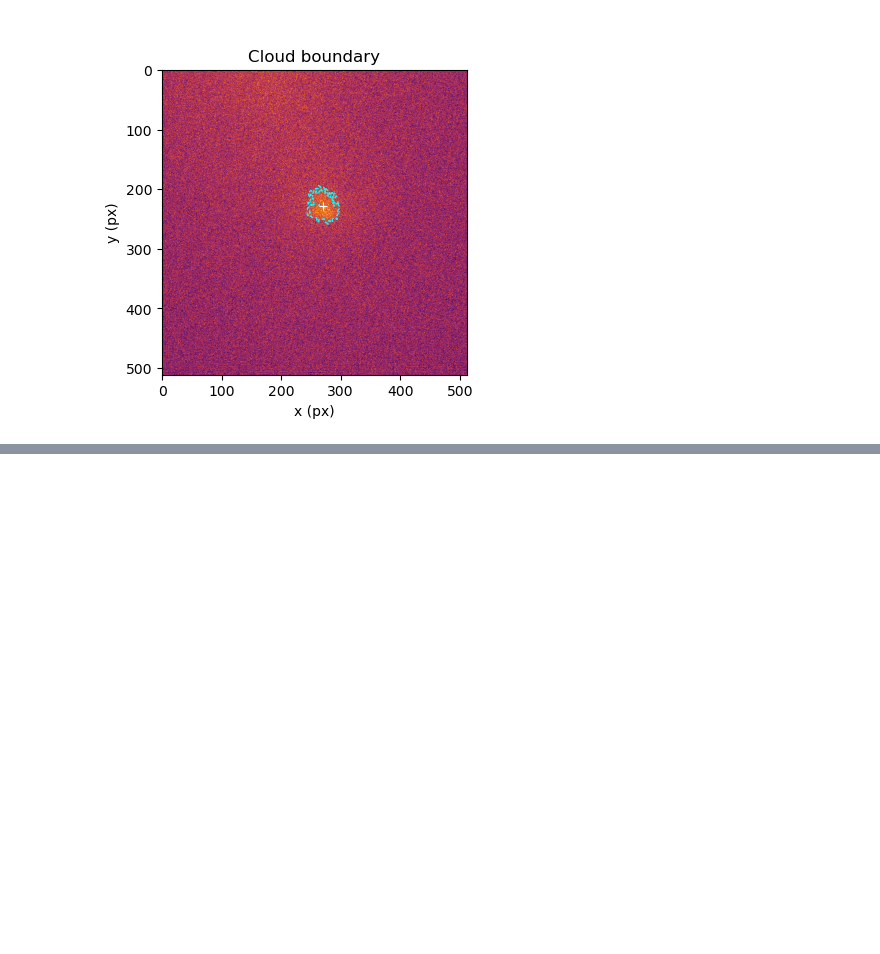
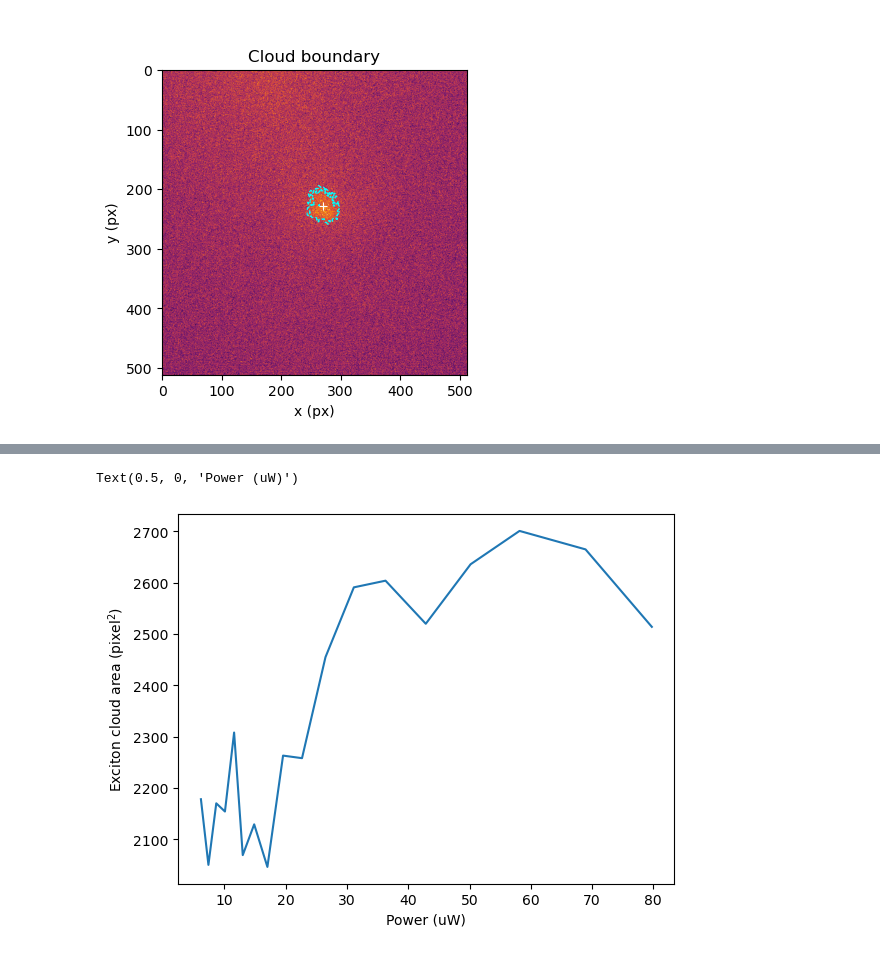
Before and after one commit to brandonlokesy/LANES-TMDC-Optics-Tools, a Jupyter notebook: examples/example_exciton_diffusion_power_scan.ipynb, the cells around one changed output, grey strips where cells are left out. Saved outputs shown, nothing was run; the diff lists cells and outputs as text; code cells hidden in the pictures; blank space fills up the shorter version.

```diff
--- a/examples/example_exciton_diffusion_power_scan.ipynb
+++ b/examples/example_exciton_diffusion_power_scan.ipynb
@@ -69,0 +77,8 @@ fig, anim = animate_panels(panels)
+# %%
+fig, ax = plt.subplots()
+ax.plot(power_sweep, seq.area_px2)
+ax.set_ylabel('Exciton cloud area (pixel$^2$)')
+ax.set_xlabel("Power (uW)")
+# %% [output]
+Text(0.5, 0, 'Power (uW)')
+[figure, added]
```
Also changed, not shown: parts of 3 cells of this notebook.
